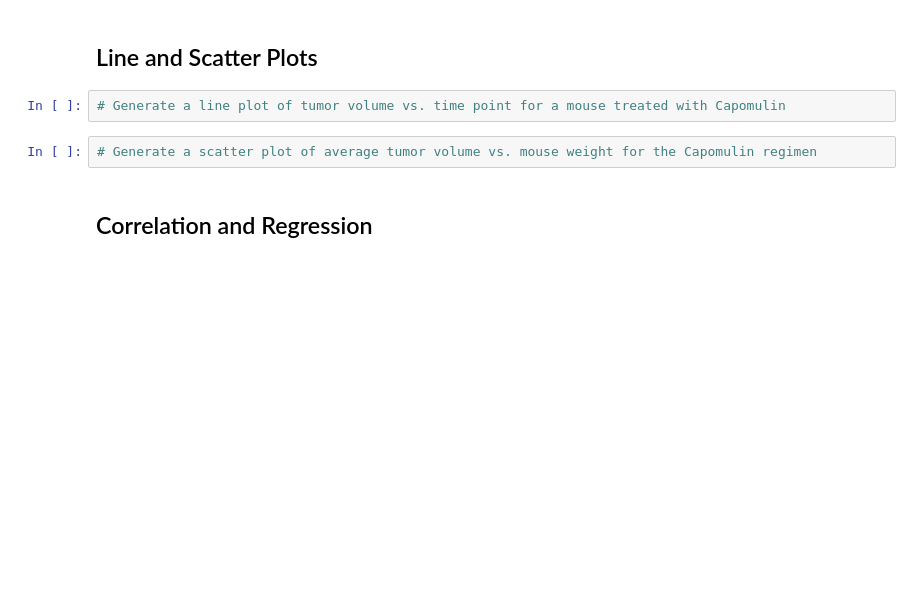
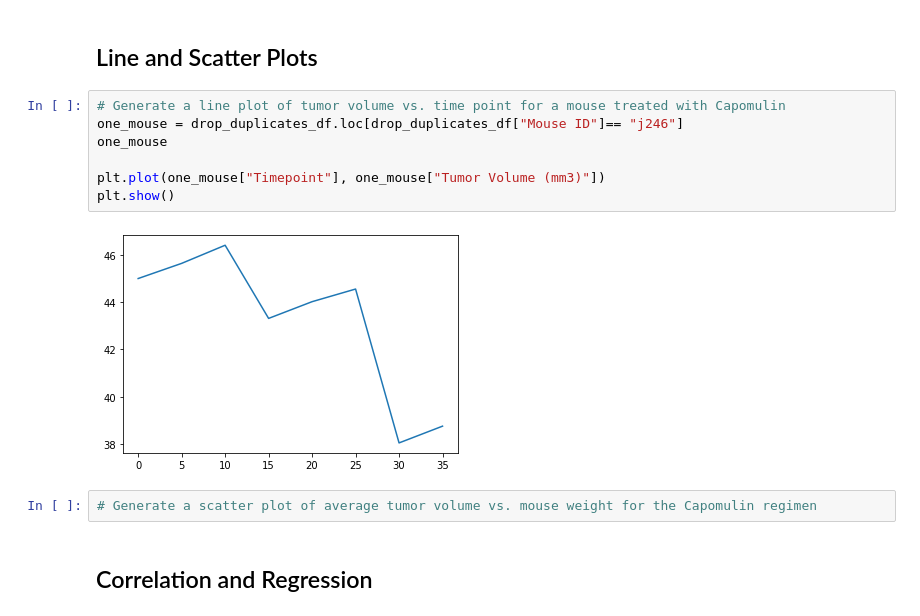
Before and after one commit to morehe11/Matplotlib_HW, a Jupyter notebook: Pymaceuticals/pymaceuticals_starter.ipynb, the cells around one changed output. Drawn from its saved outputs; the diff is of its cells as text; blank space fills up the shorter version.

```diff
--- a/Pymaceuticals/pymaceuticals_starter.ipynb
+++ b/Pymaceuticals/pymaceuticals_starter.ipynb
@@ -235,6 +299,13 @@ plt.show
 ## Line and Scatter Plots
 # %%
 # Generate a line plot of tumor volume vs. time point for a mouse treated with Capomulin
+one_mouse = drop_duplicates_df.loc[drop_duplicates_df["Mouse ID"]== "j246"]
+one_mouse
+
+plt.plot(one_mouse["Timepoint"], one_mouse["Tumor Volume (mm3)"])
+plt.show()
+# %% [output]
+[figure, added]
 # %%
 # Generate a scatter plot of average tumor volume vs. mouse weight for the Capomulin regimen
 # %% [markdown]
```
Also changed, not shown: parts of 5 cells of this notebook.
